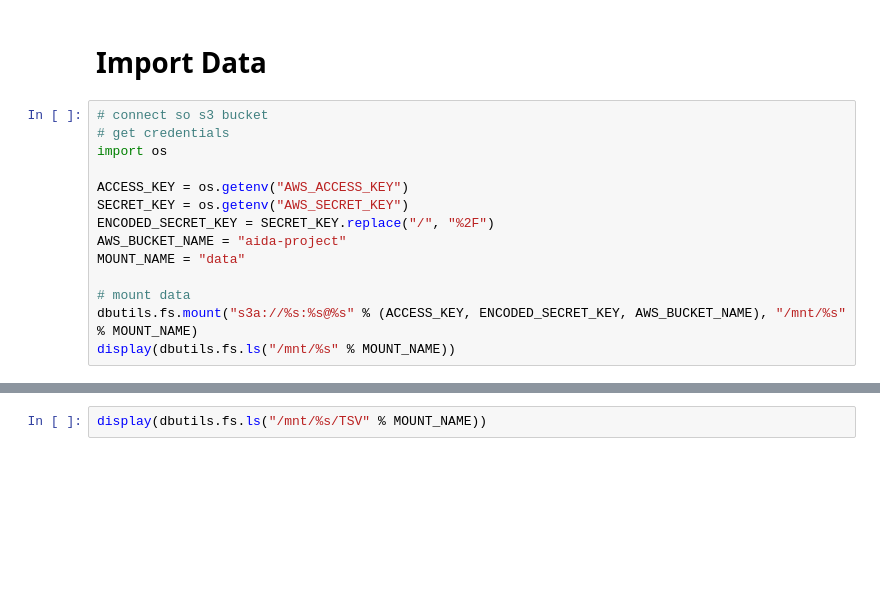
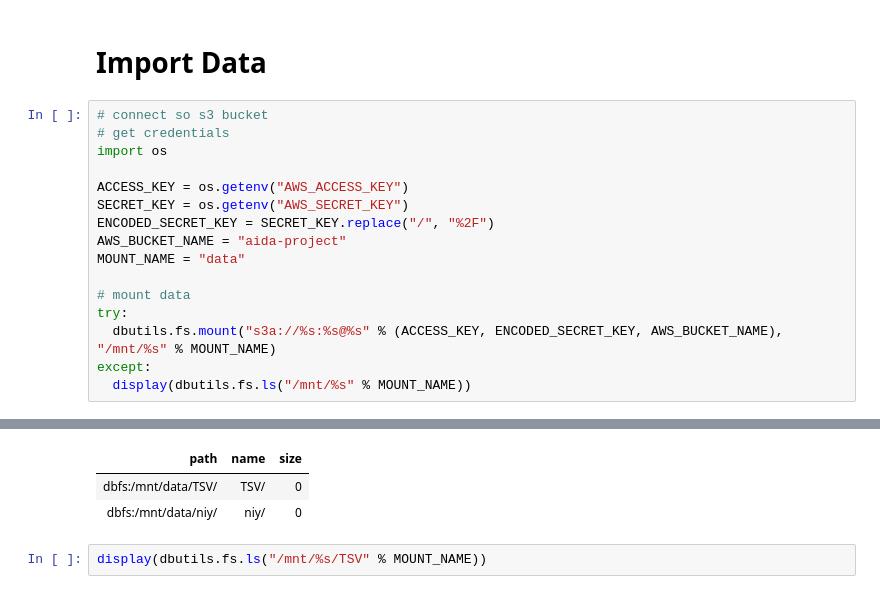
Before and after one commit to yaedin/imdb_project, a Jupyter notebook: EDA/imdb_yasin.ipynb, the cells around one changed output, grey strips where cells are left out. Saved outputs shown, nothing was run; the diff lists cells and outputs as text; blank space fills up the shorter version.

```diff
--- a/EDA/imdb_yasin.ipynb
+++ b/EDA/imdb_yasin.ipynb
@@ -23,6 +23,8 @@ AWS_BUCKET_NAME = "aida-project"
 MOUNT_NAME = "data"
 
 # mount data
-dbutils.fs.mount("s3a://%s:%s@%s" % (ACCESS_KEY, ENCODED_SECRET_KEY, AWS_BUCKET_NAME), "/mnt/%s" % MOUNT_NAME)
-display(dbutils.fs.ls("/mnt/%s" % MOUNT_NAME))
+try:
+  dbutils.fs.mount("s3a://%s:%s@%s" % (ACCESS_KEY, ENCODED_SECRET_KEY, AWS_BUCKET_NAME), "/mnt/%s" % MOUNT_NAME)
+except:
+  display(dbutils.fs.ls("/mnt/%s" % MOUNT_NAME))
 # %% [output]
@@ -31,3 +31,6 @@ display(dbutils.fs.ls("/mnt/%s" % MOUNT_NAME))
+| path | name | size |
+| dbfs:/mnt/data/TSV/ | TSV/ | 0 |
+| dbfs:/mnt/data/niy/ | niy/ | 0 |
 # %%
 display(dbutils.fs.ls("/mnt/%s/TSV" % MOUNT_NAME))
 # %% [output]
```
Also changed, not shown: parts of 23 cells of this notebook, 2 other files.
